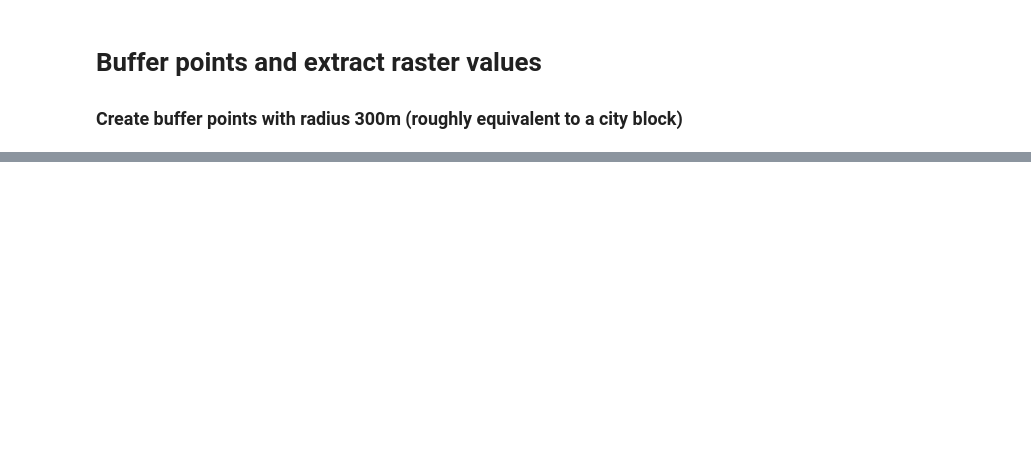
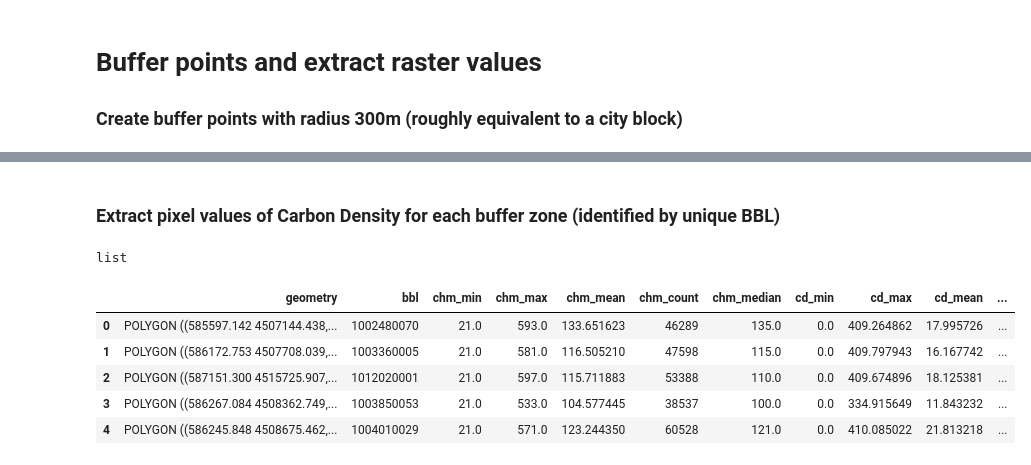
Before and after one commit to eihwood/nyc-affordable-housing, a Jupyter notebook: src/02_Extract_TreeData_ByPoint.ipynb, the cells around one changed output, grey strips where cells are left out. Saved outputs shown, nothing was run; the diff lists cells and outputs as text; code cells hidden in the pictures; blank space fills up the shorter version.

```diff
--- a/src/02_Extract_TreeData_ByPoint.ipynb
+++ b/src/02_Extract_TreeData_ByPoint.ipynb
@@ -181,0 +234,12 @@ subsidies_poly.to_file(subsidies_buffer_path)
+# %%
+# Turn extracted data into a pandas geodataframe
+chm_df = gpd.GeoDataFrame.from_features(extracted_chm)
+# %%
+pd.set_option('display.max_columns', None)
+chm_df.head()
+
+chm_df = chm_df.rename(columns = {"min": "chm_min",
+                      "max": "chm_max",
+                      "mean": "chm_mean",
+                      "median": "chm_median",
+                        "count": "chm_count"})
@@ -181,0 +255,40 @@ subsidies_poly.to_file(subsidies_buffer_path)
+# %% [markdown]
+### Extract pixel values of Carbon Density for each buffer zone (identified by unique BBL)
+# %%
+# Extract zonal stats from chm
+extracted_cd = rs.zonal_stats(subsidies_buffer_path,
+                                   cd.values,
+                                   affine=cd.rio.transform(),
+                                   geojson_out=True,
+                                   copy_properties=True,
+                                   stats="count min mean max median")
+
+# View object type
+type(extracted_cd)
+# %% [output]
+list
+# %%
+# Turn extracted data into a pandas geodataframe
+cd_df = gpd.GeoDataFrame.from_features(extracted_cd)
+
+
+
+cd_df = cd_df.rename(columns = {"min": "cd_min",
+                      "max": "cd_max",
+                      "mean": "cd_mean",
+                      "median": "cd_median",
+                    "count": "cd_count"})
+# %%
+# merge
+cd_df = cd_df.drop(labels = 'geometry', axis = 1)
+
+extracted_data_merge = pd.merge(chm_df, cd_df, left_on='bbl', right_on='bbl')
+
+extracted_data_merge.head()
+# %% [output]
+|  | geometry | bbl | chm_min | chm_max | chm_mean | chm_count | chm_median | cd_min | cd_max | cd_mean | ... |
+| 0 | POLYGON ((585597.142 4507144.438,... | 1002480070 | 21.0 | 593.0 | 133.651623 | 46289 | 135.0 | 0.0 | 409.264862 | 17.995726 | ... |
+| 1 | POLYGON ((586172.753 4507708.039,... | 1003360005 | 21.0 | 581.0 | 116.505210 | 47598 | 115.0 | 0.0 | 409.797943 | 16.167742 | ... |
+| 2 | POLYGON ((587151.300 4515725.907,... | 1012020001 | 21.0 | 597.0 | 115.711883 | 53388 | 110.0 | 0.0 | 409.674896 | 18.125381 | ... |
+| 3 | POLYGON ((586267.084 4508362.749,... | 1003850053 | 21.0 | 533.0 | 104.577445 | 38537 | 100.0 | 0.0 | 334.915649 | 11.843232 | ... |
+| 4 | POLYGON ((586245.848 4508675.462,... | 1004010029 | 21.0 | 571.0 | 123.244350 | 60528 | 121.0 | 0.0 | 410.085022 | 21.813218 | ... |
```
Also changed, not shown: parts of 13 cells of this notebook.
